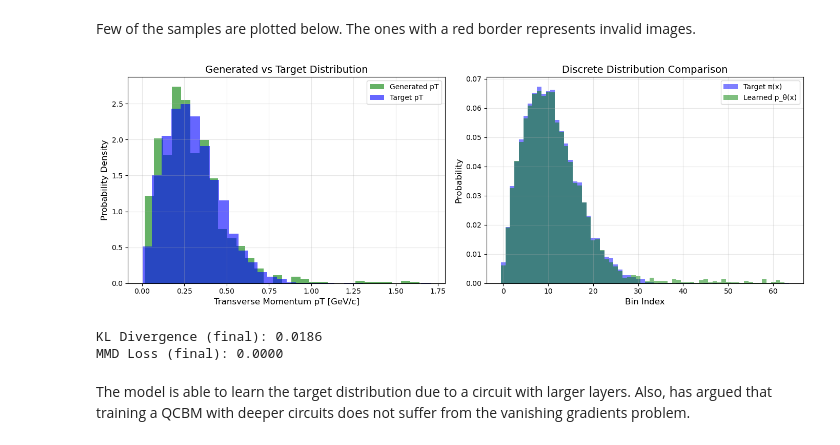
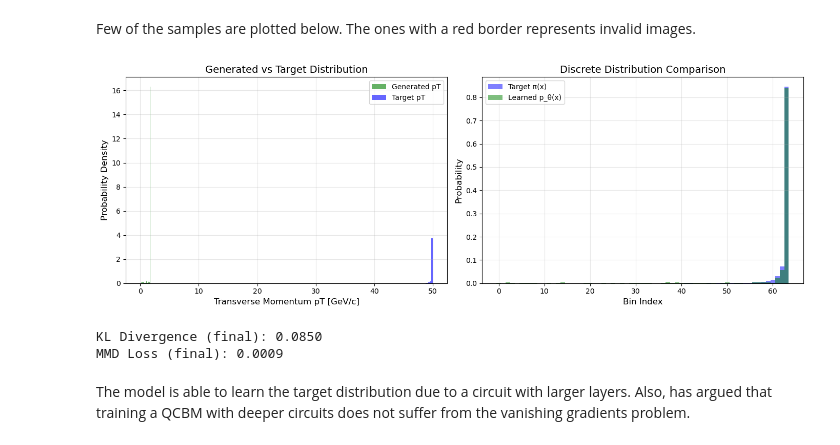
Before and after one commit to jaimanm/qml-hadron, a Jupyter notebook: qcbm.ipynb, the cells around one changed output. Drawn from its saved outputs; the diff is of its cells as text; code cells hidden in the pictures.

```diff
--- a/qcbm.ipynb
+++ b/qcbm.ipynb
@@ -207,8 +207,7 @@ pz_target_probs, pz_bins = discretize_to_target_distribution(pz_prime, n_qubits)
 
 # This is our data array - analogous to the Bars & Stripes "data" variable
 # but represented as a probability distribution
-size = n_qubits  # Number of qubits
-data = pT_target_probs  # CHANGE THIS TO TRAIN ON PZ' DISTRIBUTION
+data = pz_target_probs  # CHANGE THIS TO TRAIN ON PZ' DISTRIBUTION
 probs = data  # Target distribution π(x)
 # %% [output]
 Discretization with 6 qubits → 64 bins
@@ -226,11 +225,11 @@ and also change the variables in the testing section
 # Hadron Data Loading and Preprocessing
 # %%
 import pennylane as qml
+import matplotlib.pyplot as plt
 
 np.random.seed(42)
 
 
-n_qubits = size
 dev = qml.device("default.qubit", wires=n_qubits)
 
 n_layers = 6
@@ -245,3 +244,7 @@ def circuit(weights):
 
 
 jit_circuit = jax.jit(circuit)
+
+# Plot circuit
+fig, ax = qml.draw_mpl(jit_circuit)(weights)
+plt.show()
@@ -407,34 +401,34 @@ represents invalid images.
 # %%
 # Plot generated distribution vs target
 fig, axes = plt.subplots(1, 2, figsize=(14, 5))
 
 # Left: Histogram comparison
 axes[0].hist(generated_pT, bins=30, density=True, alpha=0.6, label='Generated pT', color='green')
-axes[0].hist(pT_data, bins=30, density=True, alpha=0.6, label='Target pT', color='blue') # <- change from pT_data to pz_prime
+axes[0].hist(pz_prime, bins=30, density=True, alpha=0.6, label='Target pT', color='blue') # <- change from pT_data to pz_prime
 axes[0].set_xlabel('Transverse Momentum pT [GeV/c]', fontsize=12)
 axes[0].set_ylabel('Probability Density', fontsize=12)
 axes[0].set_title('Generated vs Target Distribution', fontsize=14)
 axes[0].legend()
 axes[0].grid(alpha=0.3)
 
 # Right: Discrete probability comparison
-axes[1].bar(np.arange(2**size), pT_target_probs, width=1.0, alpha=0.5, label='Target π(x)', color='blue') # <- change from pT_target_probs to pz_target_probs
-axes[1].bar(np.arange(2**size), qcbm_probs, width=1.0, alpha=0.5, label='Learned p_θ(x)', color='green')
+axes[1].bar(np.arange(2**n_qubits), pz_target_probs, width=1.0, alpha=0.5, label='Target π(x)', color='blue') # <- change from pT_target_probs to pz_target_probs
+axes[1].bar(np.arange(2**n_qubits), qcbm_probs, width=1.0, alpha=0.5, label='Learned p_θ(x)', color='green')
 axes[1].set_xlabel('Bin Index', fontsize=12)
 axes[1].set_ylabel('Probability', fontsize=12)
 axes[1].set_title('Discrete Distribution Comparison', fontsize=14)
 axes[1].legend()
 axes[1].grid(alpha=0.3)
 
 plt.tight_layout()
 plt.show()
 
 print(f"\nKL Divergence (final): {kl_div:.4f}")
 print(f"MMD Loss (final): {loss_val:.4f}")
 # %% [output]
-[figure, old version]
+[figure, new version]
-KL Divergence (final): 0.0186
-MMD Loss (final): 0.0000
+KL Divergence (final): 0.0850
+MMD Loss (final): 0.0009
 # %% [markdown]
 The model is able to learn the target distribution due to a circuit with
 larger layers. Also, has argued that training a QCBM with deeper
```
Also changed, not shown: parts of 7 cells of this notebook.
